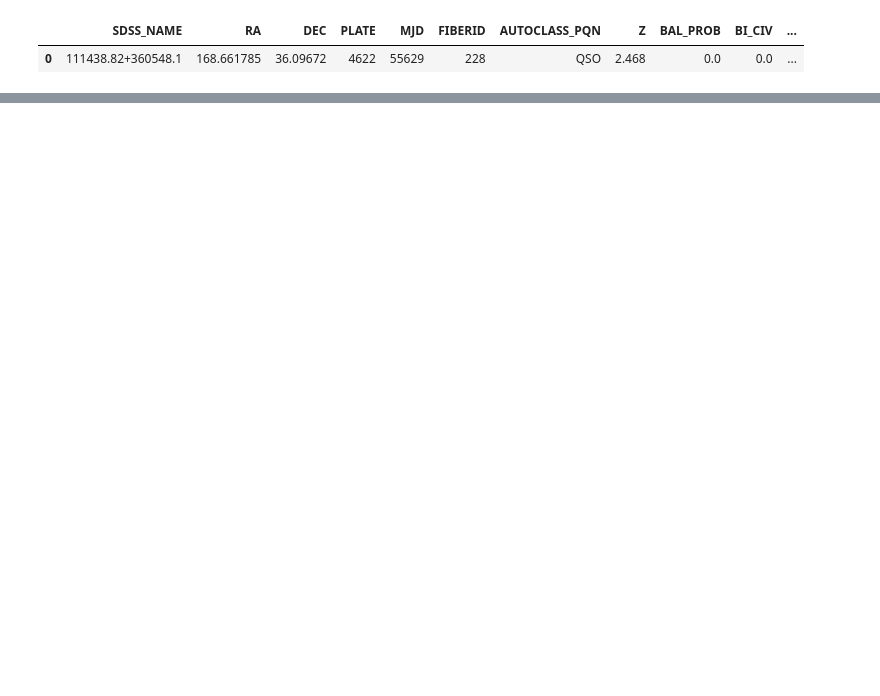
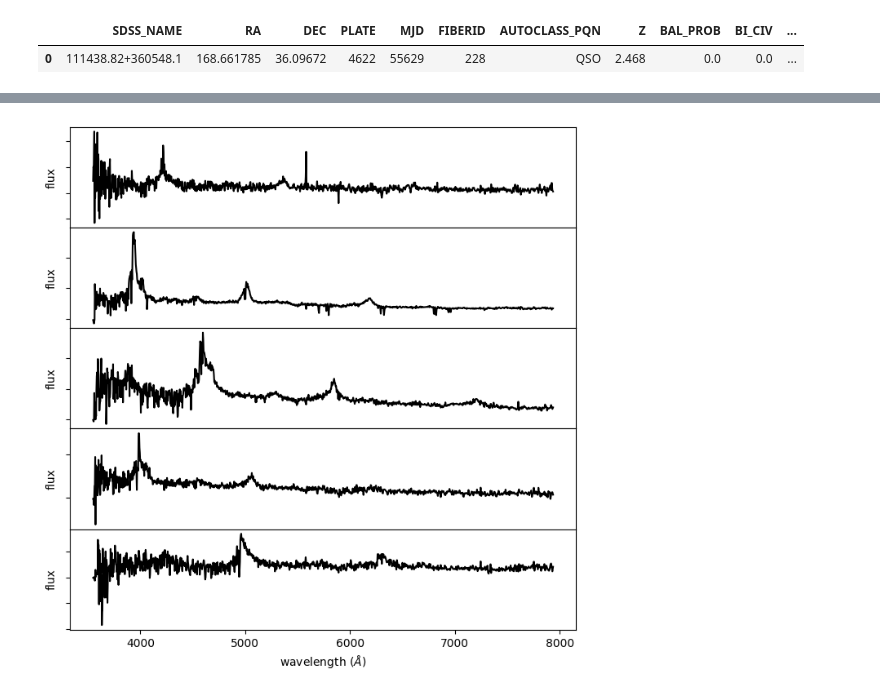
Before and after one commit to dangause/qso-cv, a Jupyter notebook: notebooks/1_get_nonbal_qso_spectra.ipynb, the cells around one changed output, grey strips where cells are left out. Drawn from its saved outputs; the diff is of its cells as text; code cells hidden in the pictures; blank space fills up the shorter version.

```diff
--- a/notebooks/1_get_nonbal_qso_spectra.ipynb
+++ b/notebooks/1_get_nonbal_qso_spectra.ipynb
@@ -324,0 +388,14 @@ def fetch_and_shift_spectra(n_spectra,
+# %%
+test_df = nonbal_qso_samp_df.iloc[0:20]
+
+
+outfile_path = '../data/astroML_data/pre_pca.npz'
+
+fetch_and_shift_spectra(test_df, outfile_path, loglam_start=3.55, loglam_end=3.9)
+
+spec_iterative_pca(outfile_path)
+
+data = np.load(outfile_path)
+
+spectra = sdss_corrected_spectra.reconstruct_spectra(data)
+lam = sdss_corrected_spectra.compute_wavelengths(data)
@@ -324,0 +420,21 @@ def fetch_and_shift_spectra(n_spectra,
+# %%
+# Plot several spectra
+fig = plt.figure(figsize=(8, 8))
+
+fig.subplots_adjust(hspace=0)
+
+for i in range(5):
+    ax = fig.add_subplot(511 + i)
+    ax.plot(lam, spectra[i], '-k')
+
+    if i < 4:
+        ax.xaxis.set_major_formatter(plt.NullFormatter())
+    else:
+        ax.set_xlabel(r'wavelength $(\AA)$')
+
+    ax.yaxis.set_major_formatter(plt.NullFormatter())
+    ax.set_ylabel('flux')
+
+plt.show()
+# %% [output]
+[figure, added]
```
Also changed, not shown: parts of 49 cells of this notebook, 11 other files.
